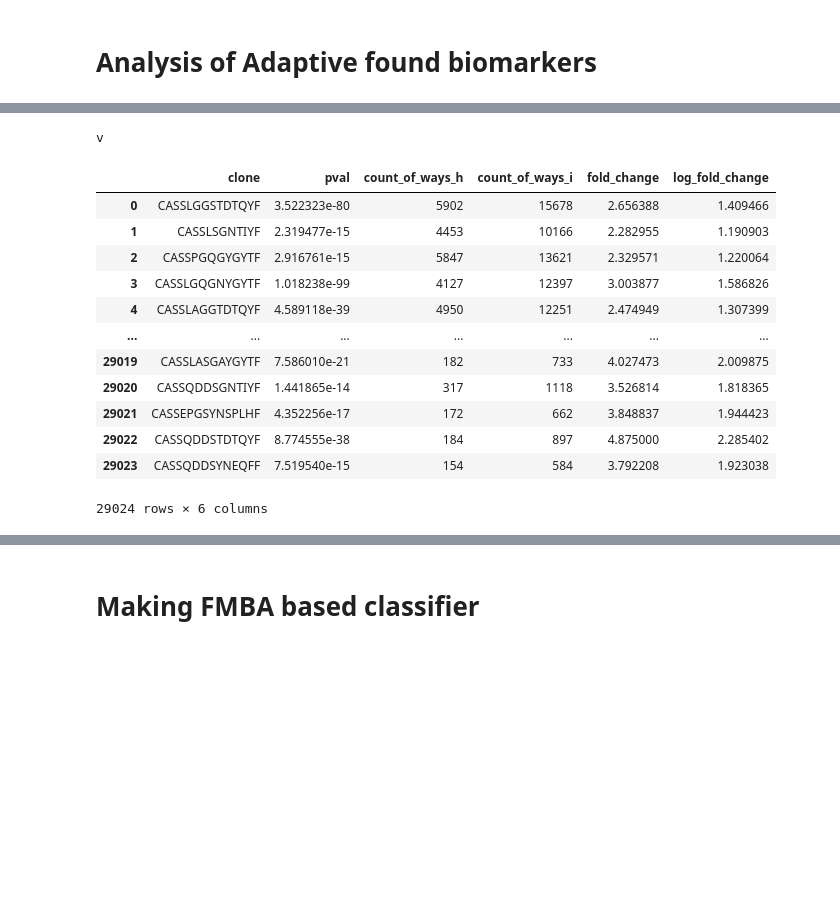
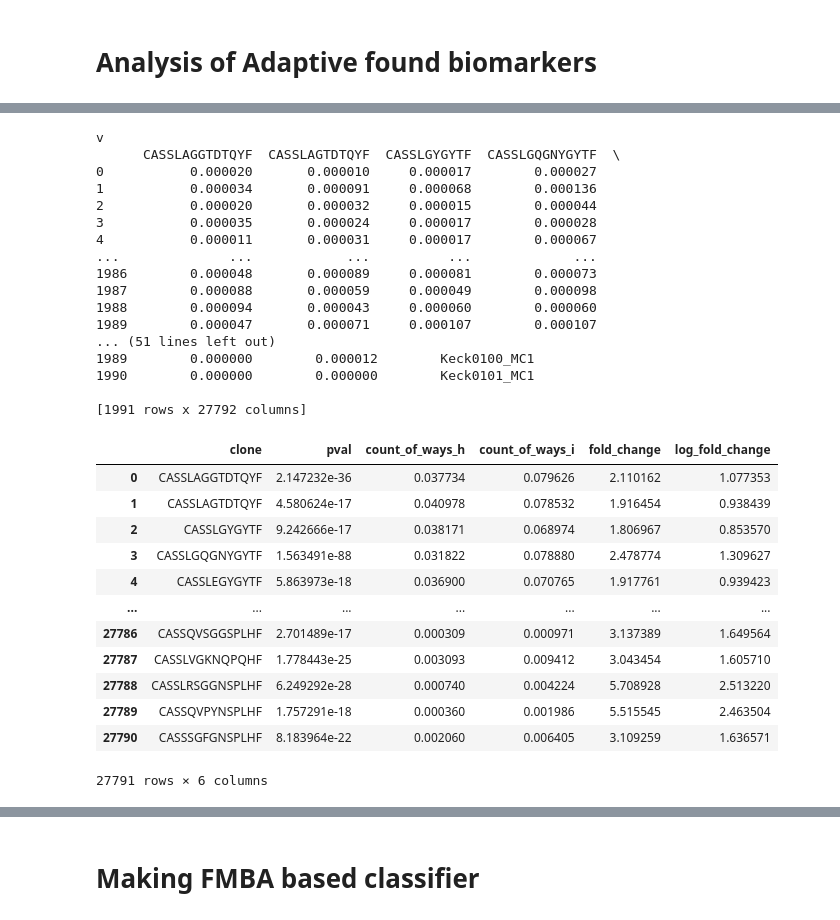
Before and after one commit to antigenomics/tcr-covid-classifier, a Jupyter notebook: publication-notebooks/fig5.ipynb, the cells around one changed output, grey strips where cells are left out. Saved outputs shown, nothing was run; the diff lists cells and outputs as text; code cells hidden in the pictures; blank space fills up the shorter version.

```diff
--- a/publication-notebooks/fig5.ipynb
+++ b/publication-notebooks/fig5.ipynb
@@ -86,25 +85,40 @@ all_adaptive_cm.head()
 # %%
-fold_change_data_adaptive = get_top_changed_clonotypes(clonotype_matrix=all_adaptive_cm,
+fold_change_data_adaptive = get_top_changed_clonotypes(clonotype_matrix=all_adaptive_cm[~all_adaptive_cm.run.str.contains('clonotypes')],
                            desc=stand_um_joint,
                            pvals=pd.read_csv('data/covid_significant_clone_pvals_adaptive.csv').drop(columns=['Unnamed: 0']),
-                           log_fold_change_threshold=2,
-                           logp_threshold=1,
+                           run_to_number_of_clones=pd.read_csv('data/run_to_number_of_clones_joint.csv'),
                            healthy_col='covid',
                            healthy_label='healthy')
 fold_change_data_adaptive
 # %% [output]
 v
+      CASSLAGGTDTQYF  CASSLAGTDTQYF  CASSLGYGYTF  CASSLGQGNYGYTF  \
+0           0.000020       0.000010     0.000017        0.000027
+1           0.000034       0.000091     0.000068        0.000136
+2           0.000020       0.000032     0.000015        0.000044
+3           0.000035       0.000024     0.000017        0.000028
+4           0.000011       0.000031     0.000017        0.000067
+...              ...            ...          ...             ...
+1986        0.000048       0.000089     0.000081        0.000073
+1987        0.000088       0.000059     0.000049        0.000098
+1988        0.000094       0.000043     0.000060        0.000060
+1989        0.000047       0.000071     0.000107        0.000107
+... (51 lines left out)
+1989        0.000000        0.000012        Keck0100_MC1
+1990        0.000000        0.000000        Keck0101_MC1
+
+[1991 rows x 27792 columns]
 |  | clone | pval | count_of_ways_h | count_of_ways_i | fold_change | log_fold_change |
-| 0 | CASSLGGSTDTQYF | 3.522323e-80 | 5902 | 15678 | 2.656388 | 1.409466 |
-| 1 | CASSLSGNTIYF | 2.319477e-15 | 4453 | 10166 | 2.282955 | 1.190903 |
-| 2 | CASSPGQGYGYTF | 2.916761e-15 | 5847 | 13621 | 2.329571 | 1.220064 |
-| 3 | CASSLGQGNYGYTF | 1.018238e-99 | 4127 | 12397 | 3.003877 | 1.586826 |
-| 4 | CASSLAGGTDTQYF | 4.589118e-39 | 4950 | 12251 | 2.474949 | 1.307399 |
+| 0 | CASSLAGGTDTQYF | 2.147232e-36 | 0.037734 | 0.079626 | 2.110162 | 1.077353 |
+| 1 | CASSLAGTDTQYF | 4.580624e-17 | 0.040978 | 0.078532 | 1.916454 | 0.938439 |
+| 2 | CASSLGYGYTF | 9.242666e-17 | 0.038171 | 0.068974 | 1.806967 | 0.853570 |
+| 3 | CASSLGQGNYGYTF | 1.563491e-88 | 0.031822 | 0.078880 | 2.478774 | 1.309627 |
+| 4 | CASSLEGYGYTF | 5.863973e-18 | 0.036900 | 0.070765 | 1.917761 | 0.939423 |
 | ... | ... | ... | ... | ... | ... | ... |
-| 29019 | CASSLASGAYGYTF | 7.586010e-21 | 182 | 733 | 4.027473 | 2.009875 |
-| 29020 | CASSQDDSGNTIYF | 1.441865e-14 | 317 | 1118 | 3.526814 | 1.818365 |
-| 29021 | CASSEPGSYNSPLHF | 4.352256e-17 | 172 | 662 | 3.848837 | 1.944423 |
-| 29022 | CASSQDDSTDTQYF | 8.774555e-38 | 184 | 897 | 4.875000 | 2.285402 |
-| 29023 | CASSQDDSYNEQFF | 7.519540e-15 | 154 | 584 | 3.792208 | 1.923038 |
+| 27786 | CASSQVSGGSPLHF | 2.701489e-17 | 0.000309 | 0.000971 | 3.137389 | 1.649564 |
+| 27787 | CASSLVGKNQPQHF | 1.778443e-25 | 0.003093 | 0.009412 | 3.043454 | 1.605710 |
+| 27788 | CASSLRSGGNSPLHF | 6.249292e-28 | 0.000740 | 0.004224 | 5.708928 | 2.513220 |
+| 27789 | CASSQVPYNSPLHF | 1.757291e-18 | 0.000360 | 0.001986 | 5.515545 | 2.463504 |
+| 27790 | CASSSGFGNSPLHF | 8.183964e-22 | 0.002060 | 0.006405 | 3.109259 | 1.636571 |
-29024 rows × 6 columns
+27791 rows × 6 columns
 # %%
```
Also changed, not shown: parts of 17 cells of this notebook, 55 other files.
